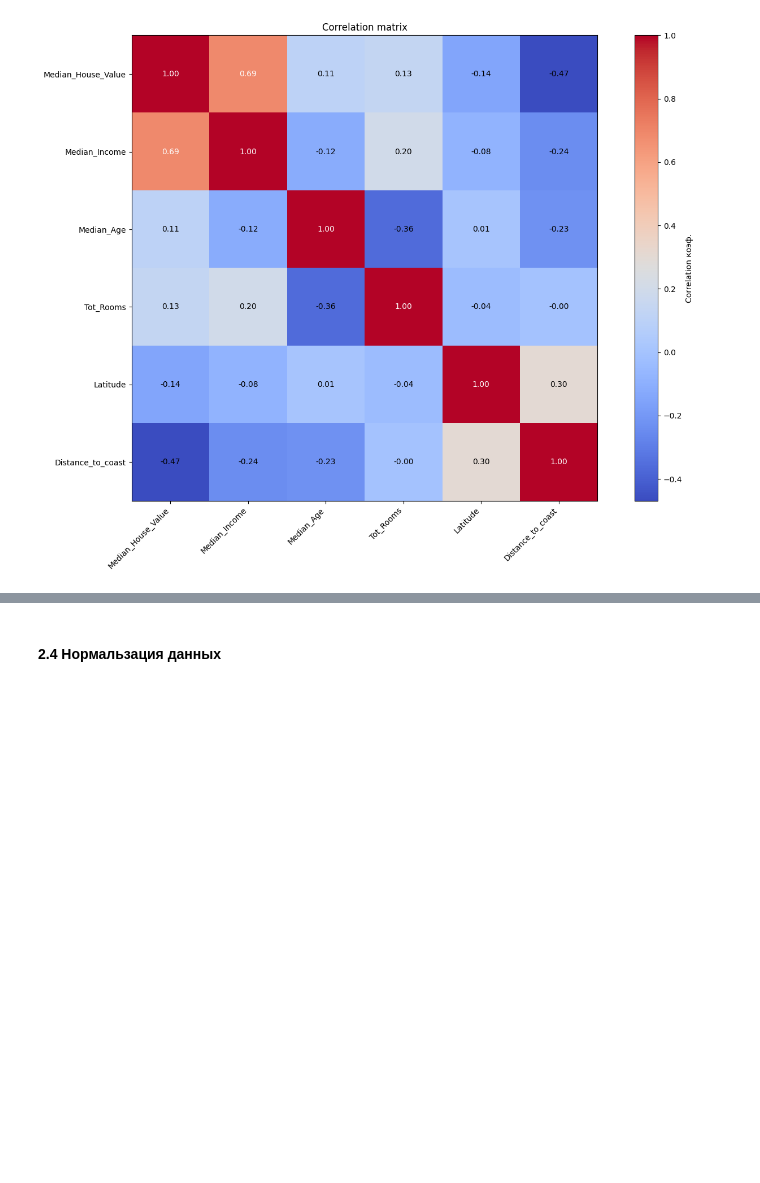
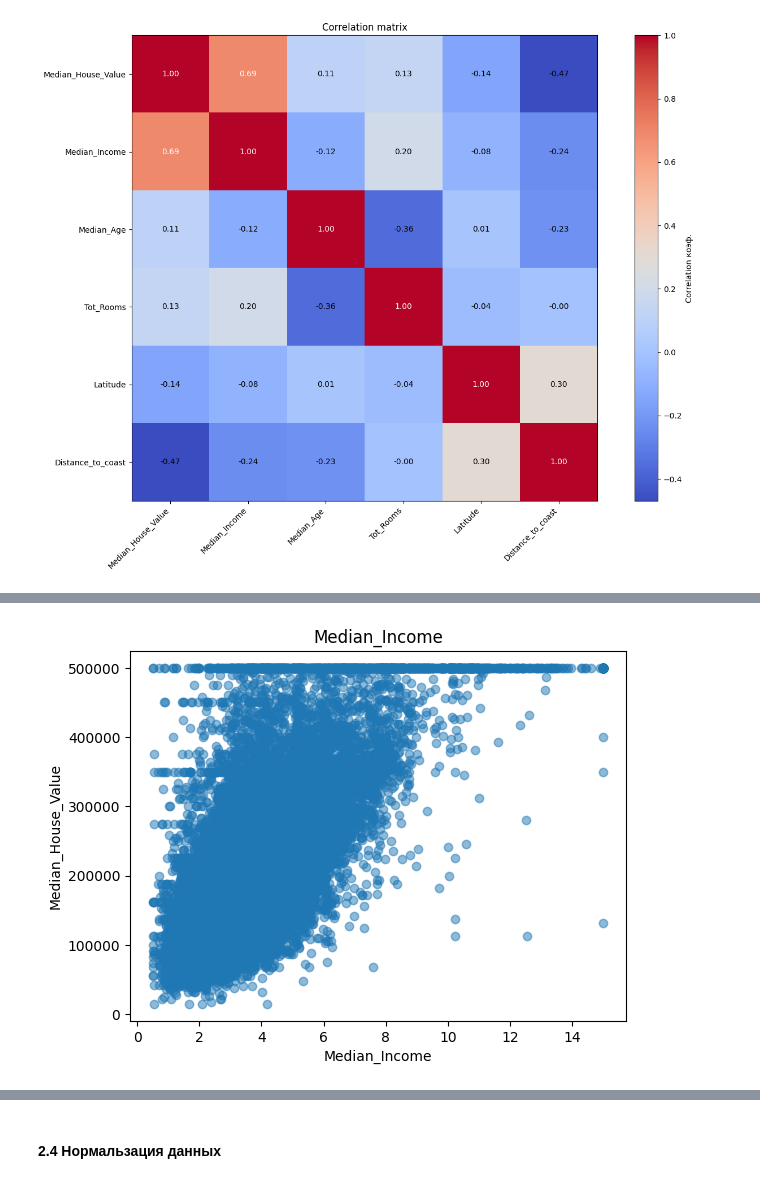
Before and after one commit to bailight/Study-note, a Jupyter notebook: СИИ/lab1.ipynb, the cells around one changed output, grey strips where cells are left out. Cells and saved outputs as stored; diff of their text form; code cells hidden in the pictures; blank space fills up the shorter version.

```diff
--- a/СИИ/lab1.ipynb
+++ b/СИИ/lab1.ipynb
@@ -175,0 +165,8 @@ correlation_matrix(data_copy)
+# %%
+plt.scatter(data_copy['Median_Income'], data_copy['Median_House_Value'], alpha=0.5)
+plt.xlabel('Median_Income')
+plt.ylabel('Median_House_Value')
+plt.title('Median_Income')
+plt.show()
+# %% [output]
+[figure, added]
```
Also changed, not shown: parts of 16 cells of this notebook, 3 other files.
